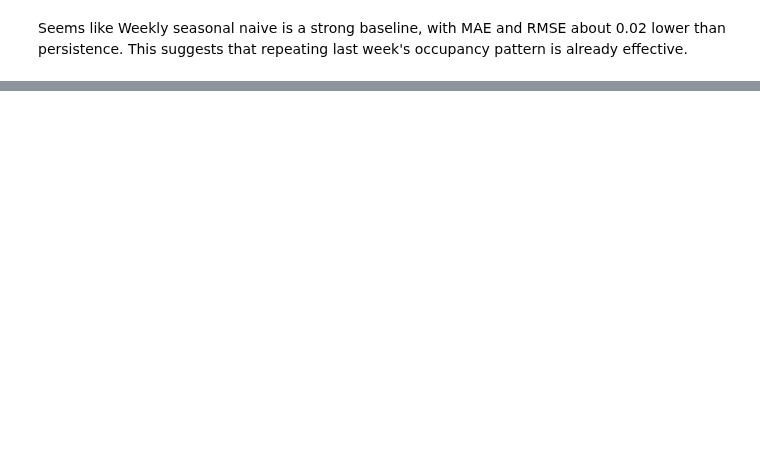
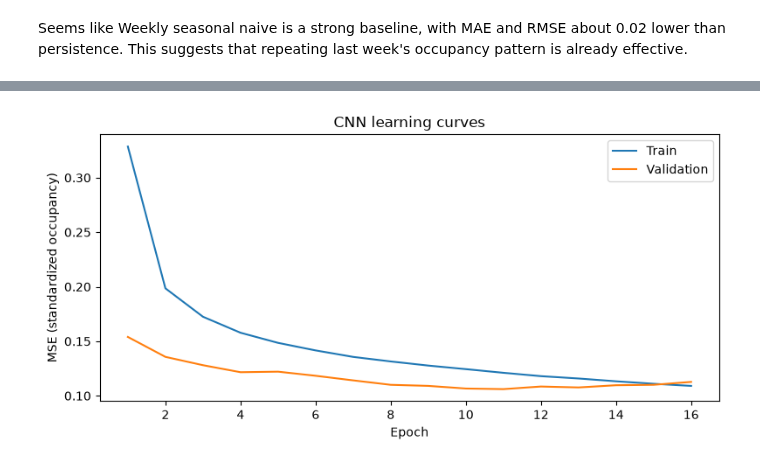
Before and after one commit to Matthew-Linders/AISE_4010_Group_Project, a Jupyter notebook: AISE4010_Project_Group02.ipynb, the cells around one changed output, grey strips where cells are left out. Cells and saved outputs as stored; diff of their text form; code cells hidden in the pictures; blank space fills up the shorter version.

```diff
--- a/AISE4010_Project_Group02.ipynb
+++ b/AISE4010_Project_Group02.ipynb
@@ -413,0 +510,26 @@ Seems like Weekly seasonal naive is a strong baseline, with MAE and RMSE about 0
+# %%
+# Slide filters over the hourly sequence; the last dimension is one sensor.
+tf.keras.backend.clear_session()
+tf.keras.utils.set_random_seed(SEED)
+cnn = Sequential([
+    Input(shape=(LOOKBACK, 1)),
+    Conv1D(filters=8, kernel_size=7, activation="relu", padding="same"),
+    MaxPooling1D(pool_size=2),
+    Flatten(),
+    Dense(16, activation="relu"),
+    Dense(1)
+])
+cnn.compile(optimizer=Adam(learning_rate=LEARNING_RATE), loss="mse")
+cnn.summary()
+
+# Match the MLP's training budget and stopping rule.
+start = perf_counter()
+cnn_history = cnn.fit(
+    X_train_1d, y_train, validation_data=(X_val_1d, y_val),
+    epochs=EPOCHS, batch_size=BATCH_SIZE, shuffle=False,
+    callbacks=[EarlyStopping(monitor="val_loss", patience=PATIENCE, restore_best_weights=True)],
+    verbose=0
+)
+cnn_training_time = perf_counter() - start
+cnn_val_pred = inverse_1d(cnn.predict(X_val_1d, verbose=0).ravel(), scaler)
+print(f"CNN: {len(cnn_history.history['loss'])} epochs, {cnn_training_time:.2f} seconds")
@@ -413,0 +555,13 @@ Seems like Weekly seasonal naive is a strong baseline, with MAE and RMSE about 0
+# %%
+# Use the same loss scale as the MLP learning curves.
+plt.figure(figsize=(8, 4))
+plt.plot(range(1, len(cnn_history.history["loss"]) + 1), cnn_history.history["loss"], label="Train")
+plt.plot(range(1, len(cnn_history.history["val_loss"]) + 1), cnn_history.history["val_loss"], label="Validation")
+plt.title("CNN learning curves")
+plt.xlabel("Epoch")
+plt.ylabel("MSE (standardized occupancy)")
+plt.legend()
+plt.tight_layout()
+plt.show()
+# %% [output]
+[figure, added]
```
Also changed, not shown: parts of 8 cells of this notebook.
